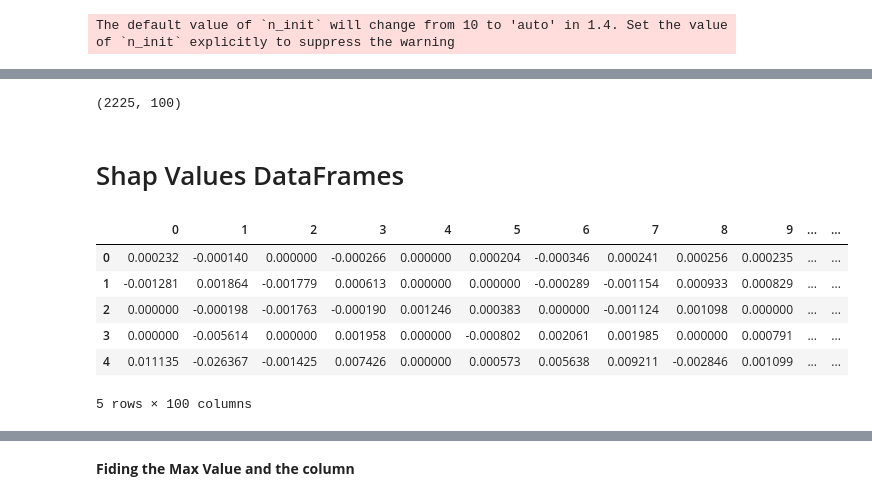
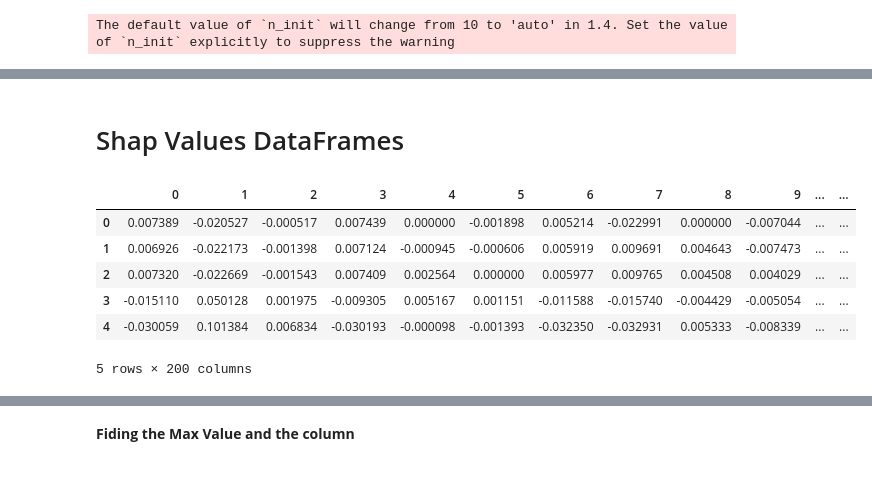
Before and after one commit to Ariel-55/ResearchProject, a Jupyter notebook: SHAP (3).ipynb, the cells around one changed output, grey strips where cells are left out. Saved outputs shown, nothing was run; the diff lists cells and outputs as text; code cells hidden in the pictures.

Commit message:
shap

```diff
--- a/SHAP (2).ipynb
+++ b/SHAP (3).ipynb
@@ -62,8 +62,8 @@ column_names = list(data_frame.columns.values)
 # %% [markdown]
 # So much data and not enough RAM, Memory, so we'll evaluate 100 features, not 883,908
 # %%
-data_subsample=data_frame.iloc[:,0:100]
-data_frame.iloc[:,0:100].head()
+data_subsample=data_frame.iloc[:,0:200]
+data_frame.iloc[:,0:200].head()
 # %% [output]
 |  | 0 | 1 | 2 | 3 | 4 | 5 | 6 | 7 | 8 | 9 | ... | ... |
 | 0 | 1 | 1 | 1 | 1 | 0 | 0 | 1 | 1 | 2 | 2 | ... | ... |
@@ -97,7 +97,7 @@ X_train, X_test, y_train, y_test = train_test_split(data_subsample, target, test
 **Training the Model**
 # %%
 
-model = LogisticRegression(max_iter=200)
+model = LogisticRegression(max_iter=300)
 
 model.fit(X_train,y_train)
 # %% [output]
@@ -114,7 +114,7 @@ shap.initjs()
 #explainer = shap.KernelExplainer(model=model_logreg.predict,data=X_train)
 #shap_values = explainer.shap_values(X_test, nsamples=100)
 
-explainer = shap.KernelExplainer(model.predict,data=shap.kmeans(X_train, 10))
+explainer = shap.KernelExplainer(model.predict_proba,data=shap.kmeans(X_train, 100))
 # %% [output]
 The default value of `n_init` will change from 10 to 'auto' in 1.4. Set the value of `n_init` explicitly to suppress the warning
 # %%
@@ -155,17 +136,13 @@ array([[ 2.31987497e-04, -1.39670493e-04,  0.00000000e+00, ...,
-# %%
-shapley_values.shape
-# %% [output]
-(2225, 100)
 # %% [markdown]
 # Shap Values  DataFrames
 # %%
-shapley_values=pd.DataFrame(shapley_values)
+shapley_values=pd.DataFrame(shapley_values[0])
 shapley_values.head()
 # %% [output]
 |  | 0 | 1 | 2 | 3 | 4 | 5 | 6 | 7 | 8 | 9 | ... | ... |
-| 0 | 0.000232 | -0.000140 | 0.000000 | -0.000266 | 0.000000 | 0.000204 | -0.000346 | 0.000241 | 0.000256 | 0.000235 | ... | ... |
-| 1 | -0.001281 | 0.001864 | -0.001779 | 0.000613 | 0.000000 | 0.000000 | -0.000289 | -0.001154 | 0.000933 | 0.000829 | ... | ... |
-| 2 | 0.000000 | -0.000198 | -0.001763 | -0.000190 | 0.001246 | 0.000383 | 0.000000 | -0.001124 | 0.001098 | 0.000000 | ... | ... |
-| 3 | 0.000000 | -0.005614 | 0.000000 | 0.001958 | 0.000000 | -0.000802 | 0.002061 | 0.001985 | 0.000000 | 0.000791 | ... | ... |
-| 4 | 0.011135 | -0.026367 | -0.001425 | 0.007426 | 0.000000 | 0.000573 | 0.005638 | 0.009211 | -0.002846 | 0.001099 | ... | ... |
+| 0 | 0.007389 | -0.020527 | -0.000517 | 0.007439 | 0.000000 | -0.001898 | 0.005214 | -0.022991 | 0.000000 | -0.007044 | ... | ... |
+| 1 | 0.006926 | -0.022173 | -0.001398 | 0.007124 | -0.000945 | -0.000606 | 0.005919 | 0.009691 | 0.004643 | -0.007473 | ... | ... |
+| 2 | 0.007320 | -0.022669 | -0.001543 | 0.007409 | 0.002564 | 0.000000 | 0.005977 | 0.009765 | 0.004508 | 0.004029 | ... | ... |
+| 3 | -0.015110 | 0.050128 | 0.001975 | -0.009305 | 0.005167 | 0.001151 | -0.011588 | -0.015740 | -0.004429 | -0.005054 | ... | ... |
+| 4 | -0.030059 | 0.101384 | 0.006834 | -0.030193 | -0.000098 | -0.001393 | -0.032350 | -0.032931 | 0.005333 | -0.008339 | ... | ... |
-5 rows × 100 columns
+5 rows × 200 columns
```
Also changed, not shown: parts of 29 cells of this notebook.
